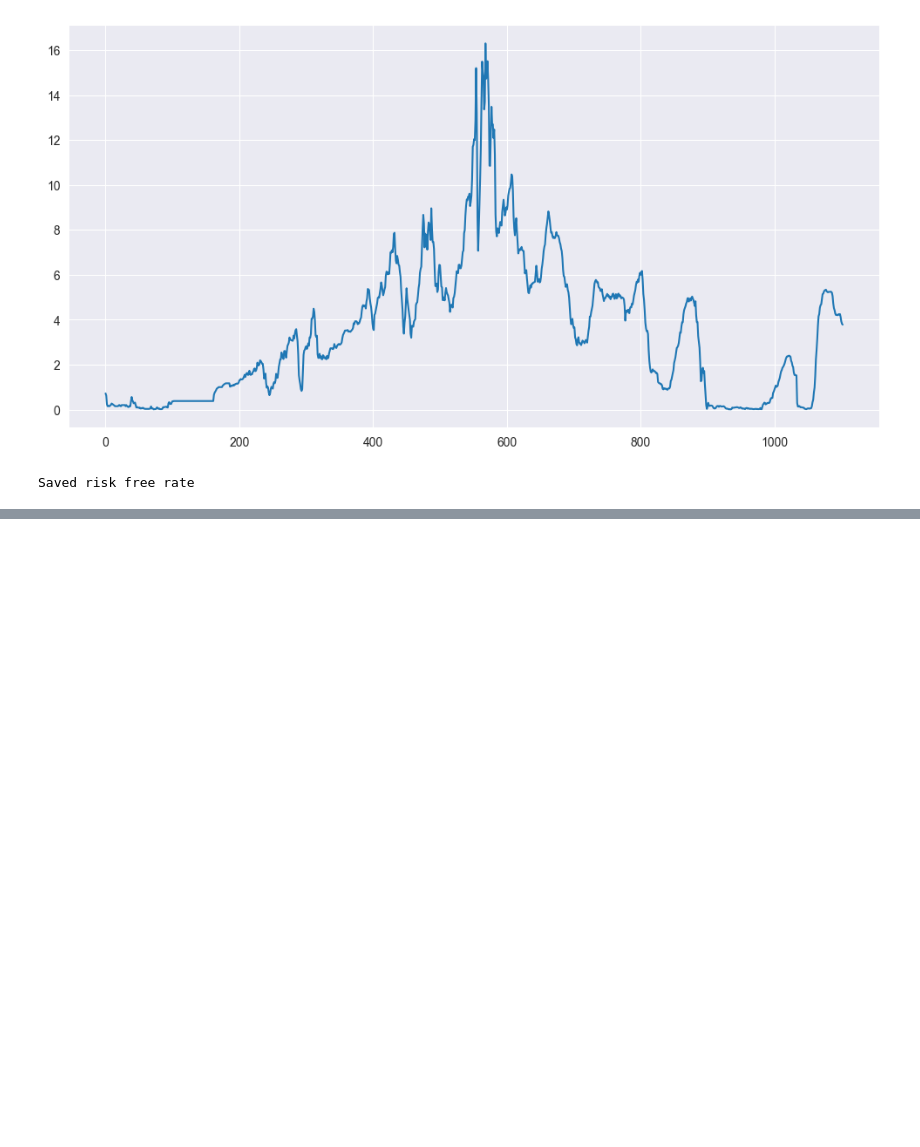
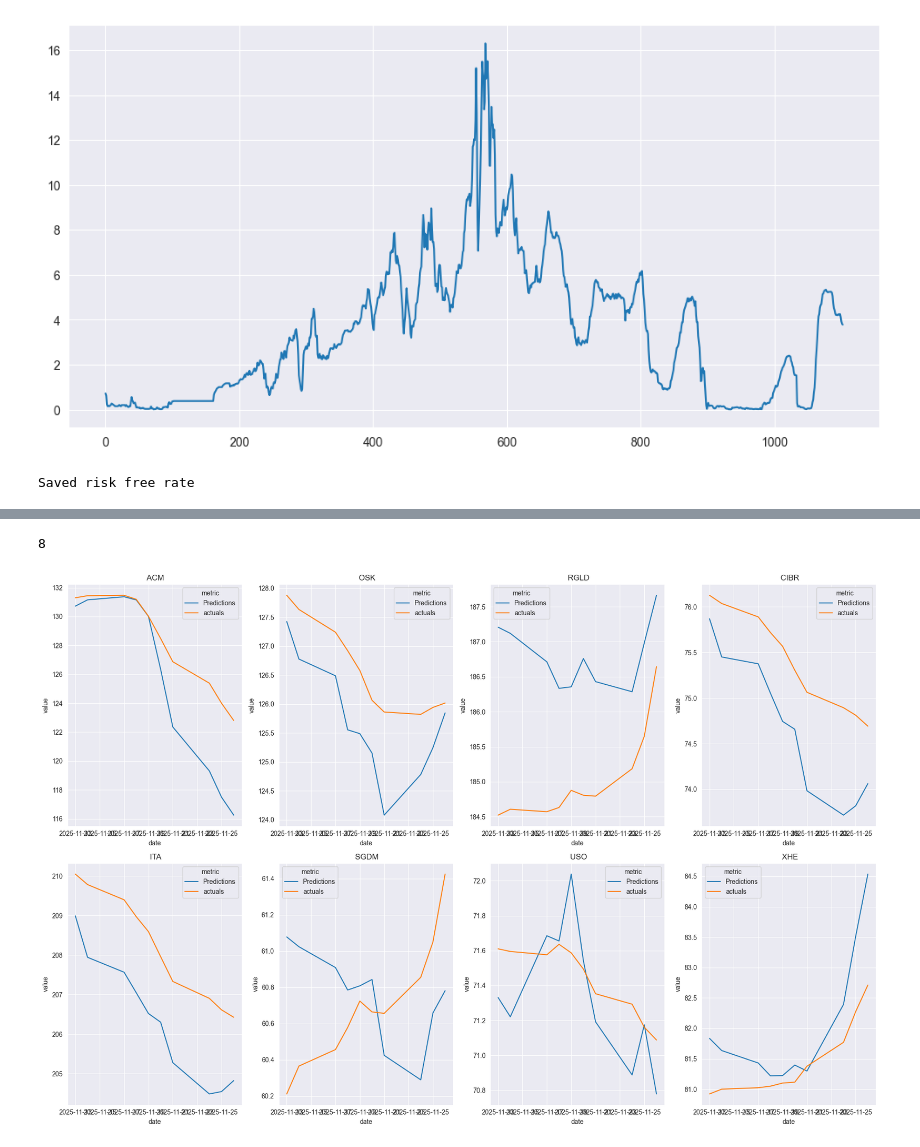
Before and after one commit to ttoe05/mean-reversion-strategy, a Jupyter notebook: src/model_pipeline_testing.ipynb, the cells around one changed output, grey strips where cells are left out. Saved outputs shown, nothing was run; the diff lists cells and outputs as text; code cells hidden in the pictures; blank space fills up the shorter version.

```diff
--- a/src/model_pipeline_testing.ipynb
+++ b/src/model_pipeline_testing.ipynb
@@ -181,3 +181,30 @@ three_month_rate[['date', 'TB3MS']].to_parquet('data/risk_free_rate.parquet')
 print("Saved risk free rate")
 # %% [output]
 Saved risk free rate
+# %%
+portfolio_assets = [
+        'ACM',
+        'OSK',
+        'PATH',
+        'RGLD',
+        'AAAU',
+        'CIBR',
+        'IBIT',
+        'ITA',
+        'SGDM',
+        'USO',
+        'USXF',
+        'XHE'
+    ]
+# get the results
+results = {}
+for ticker in portfolio_assets:
+    try:
+        df = pd.read_parquet(f'data/results/{ticker}/auto_kernel/{ticker}_results.parquet')
+        # perform transformations
+        df['Predictions'] = round(df['prediction'].apply(lambda x: float(x[0])), 3)
+        df['actuals'] = round(df['actual_value'].apply(lambda x: float(x[0][0])), 3)
+        results[ticker] = df
+    except Exception as e:
+        print(f"Error loading results for {ticker}: {e}\n{df.head()}")
+print(f"Loaded all results")
@@ -183,0 +229,19 @@ Saved risk free rate
+# %%
+len(results.keys())
+# %% [output]
+8
+# %%
+fig, axes = plt.subplots(2, 4, figsize=(18, 12))
+axes = axes.flatten()
+# counter = 0
+for counter, ticker in enumerate(results.keys()):
+    df_melted = results[ticker].reset_index()
+    df_melted = df_melted.melt(id_vars=['date'], value_vars=['Predictions', 'actuals'], var_name='metric', value_name='value')
+    sns.lineplot(df_melted, x='date', y='value', hue='metric', ax=axes[counter])
+    axes[counter].set_title(f" {ticker}")
+    counter += 1
+
+plt.tight_layout()
+plt.show()
+# %% [output]
+[figure, added]
```
Also changed, not shown: parts of 3 cells of this notebook, 13 other files.
